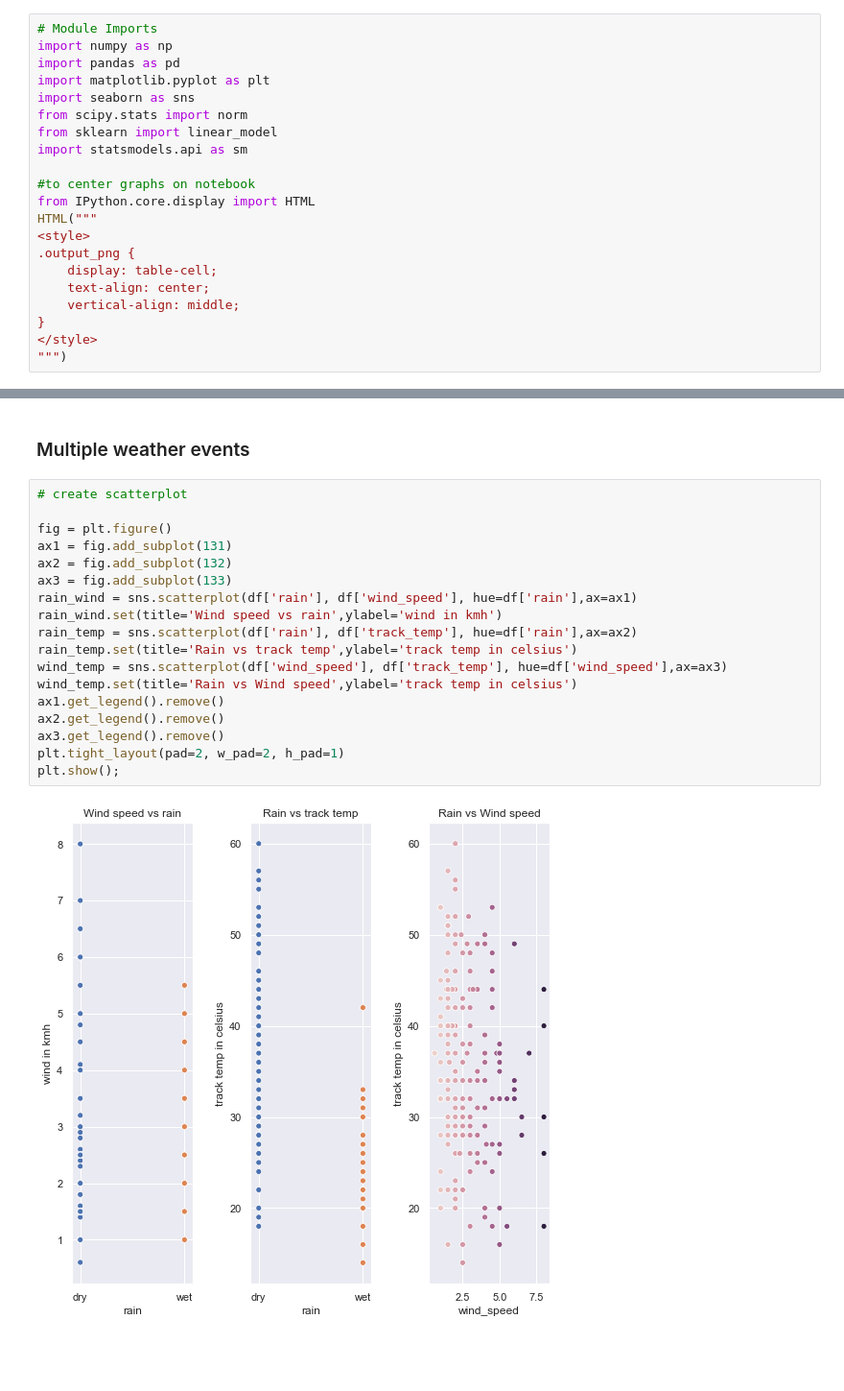
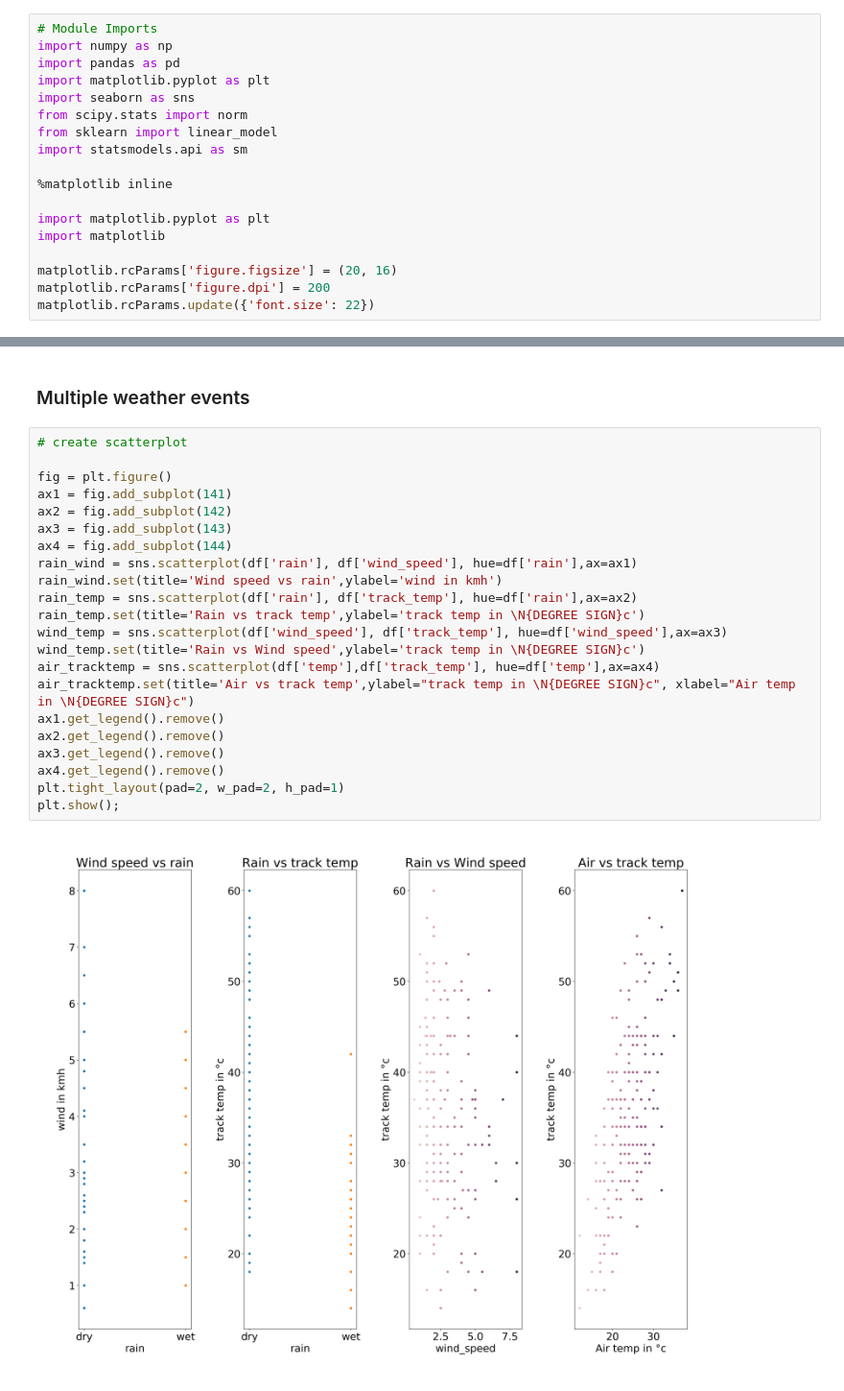
Before and after one commit to floeck/f1-weather-analysis, a Jupyter notebook: notebooks/V10FTW_Group.ipynb, the cells around one changed output, grey strips where cells are left out. Shown at 96% size. Drawn from its saved outputs; the diff is of its cells as text; blank space fills up the shorter version.

Commit message:
Graph resizing, Extra weather comparisons, references and credits

```diff
--- a/notebooks/V10FTW_Group.ipynb
+++ b/notebooks/V10FTW_Group.ipynb
@@ -33,17 +39,14 @@ from scipy.stats import norm
 from sklearn import linear_model
 import statsmodels.api as sm
 
-#to center graphs on notebook
-from IPython.core.display import HTML
-HTML("""
-<style>
-.output_png {
-    display: table-cell;
-    text-align: center;
-    vertical-align: middle;
-}
-</style>
-""")
+%matplotlib inline
+
+import matplotlib.pyplot as plt
+import matplotlib
+
+matplotlib.rcParams['figure.figsize'] = (20, 16)
+matplotlib.rcParams['figure.dpi'] = 200
+matplotlib.rcParams.update({'font.size': 22})
 # %%
 # Helper functions
 def to_milliseconds(string):
@@ -399,22 +402,26 @@ To investigate further, we will now look at the likelyhood of having multiple in
 # %%
 # create scatterplot
 
 fig = plt.figure()
-ax1 = fig.add_subplot(131)
-ax2 = fig.add_subplot(132)
-ax3 = fig.add_subplot(133)
+ax1 = fig.add_subplot(141)
+ax2 = fig.add_subplot(142)
+ax3 = fig.add_subplot(143)
+ax4 = fig.add_subplot(144)
 rain_wind = sns.scatterplot(df['rain'], df['wind_speed'], hue=df['rain'],ax=ax1)
 rain_wind.set(title='Wind speed vs rain',ylabel='wind in kmh')
 rain_temp = sns.scatterplot(df['rain'], df['track_temp'], hue=df['rain'],ax=ax2)
-rain_temp.set(title='Rain vs track temp',ylabel='track temp in celsius')
+rain_temp.set(title='Rain vs track temp',ylabel='track temp in \N{DEGREE SIGN}c')
 wind_temp = sns.scatterplot(df['wind_speed'], df['track_temp'], hue=df['wind_speed'],ax=ax3)
-wind_temp.set(title='Rain vs Wind speed',ylabel='track temp in celsius')
+wind_temp.set(title='Rain vs Wind speed',ylabel='track temp in \N{DEGREE SIGN}c')
+air_tracktemp = sns.scatterplot(df['temp'],df['track_temp'], hue=df['temp'],ax=ax4)
+air_tracktemp.set(title='Air vs track temp',ylabel="track temp in \N{DEGREE SIGN}c", xlabel="Air temp in \N{DEGREE SIGN}c")
 ax1.get_legend().remove()
 ax2.get_legend().remove()
 ax3.get_legend().remove()
+ax4.get_legend().remove()
 plt.tight_layout(pad=2, w_pad=2, h_pad=1)
 plt.show();
 # %% [output]
-[figure, old version]
+[figure, new version]
 # %% [markdown]
 Thanks to the above, we can conclude that wind and rain, and wind and temperature are independent from one another. However, it seems that for the majority, higher recorded track temps are commonly on dry days.
```
Also changed, not shown: parts of 14 cells of this notebook.
